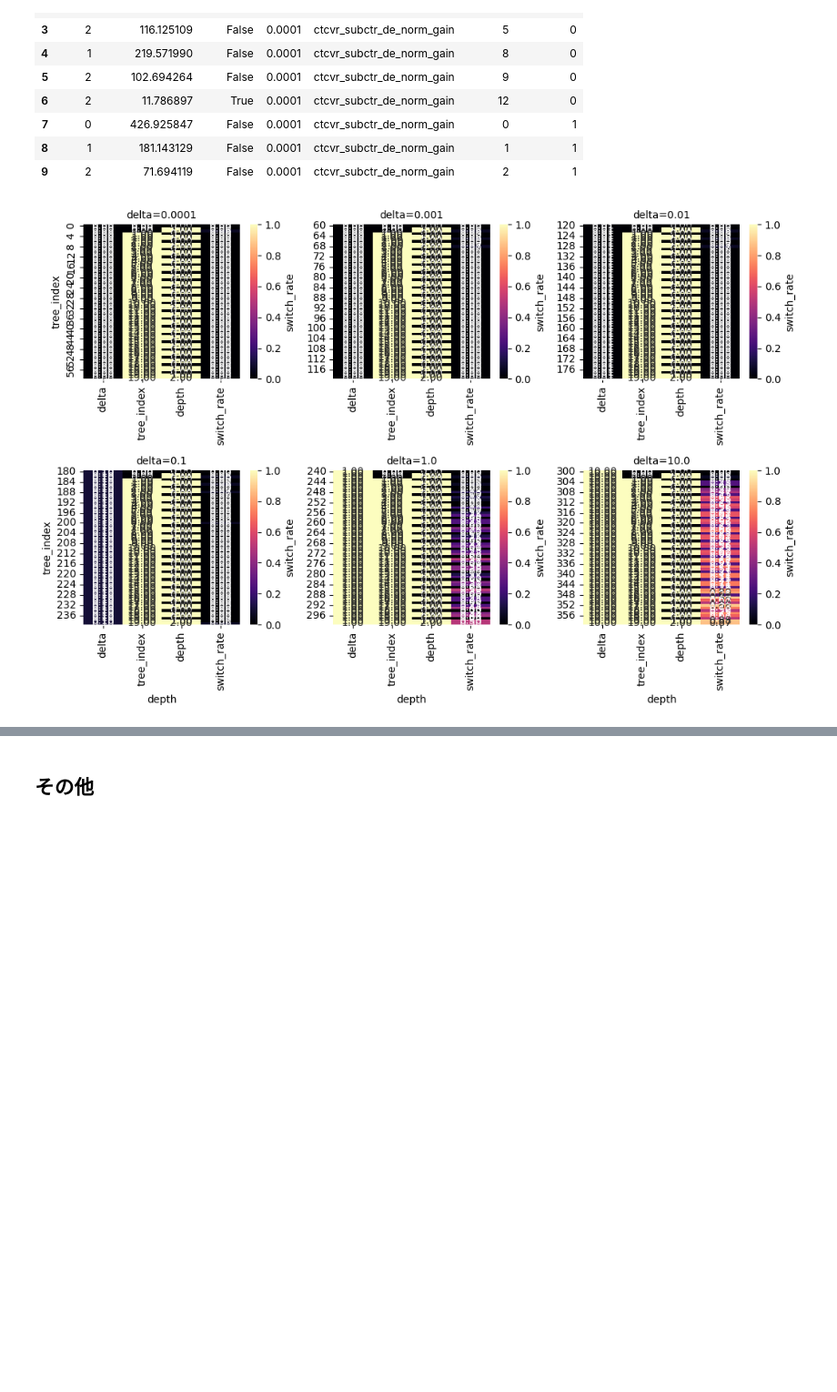
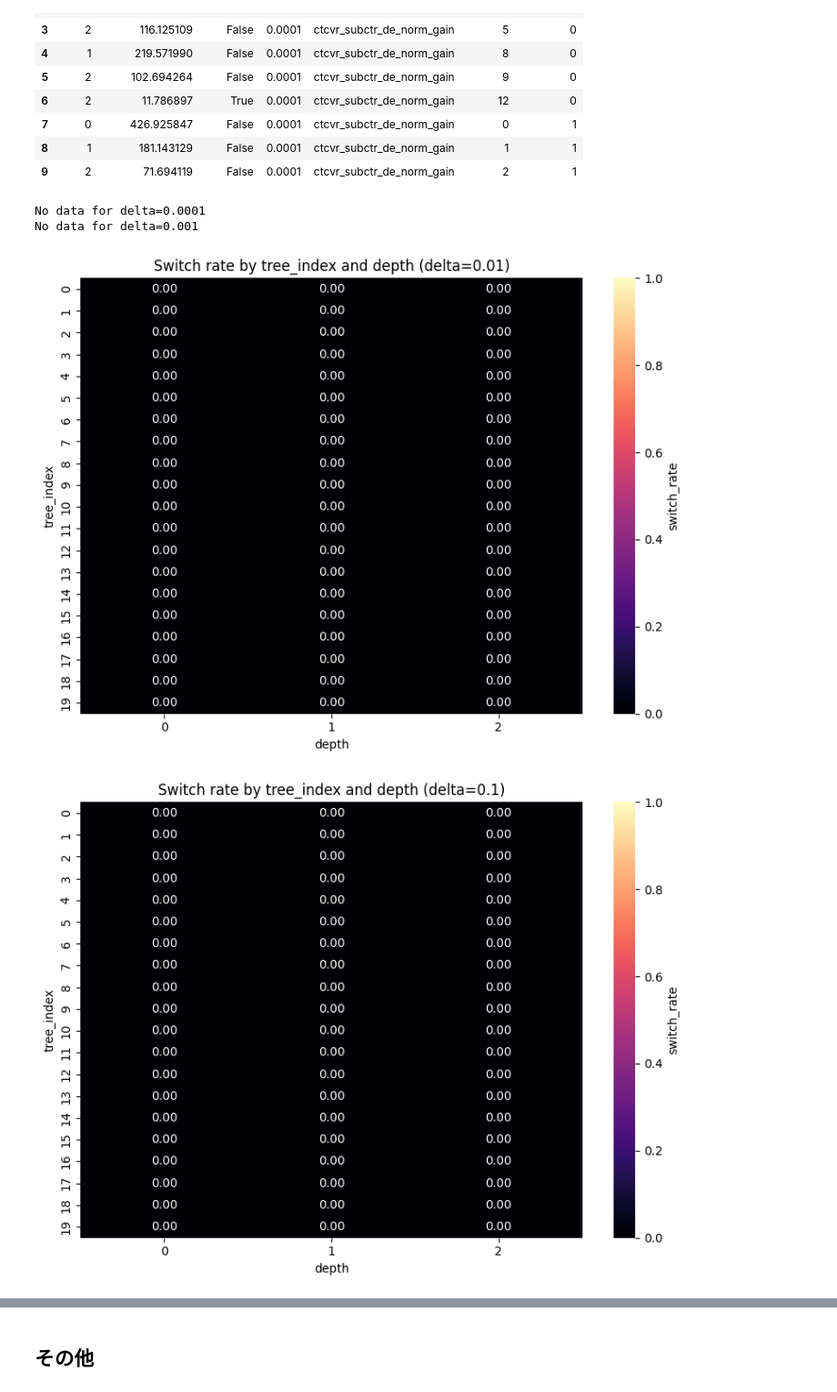
Before and after one commit to shobigrock/MT_AI_GBDT, a Jupyter notebook: notebooks/analysis/pre_analysis.ipynb, the cells around one changed output, grey strips where cells are left out. Shown at 91% size. Cells and saved outputs as stored; diff of their text form; code cells hidden in the pictures; blank space fills up the shorter version.

```diff
--- a/notebooks/analysis/pre_analysis.ipynb
+++ b/notebooks/analysis/pre_analysis.ipynb
@@ -658,39 +666,44 @@ combined_logs_df.head(10)
 # %%
 # switched rate (mean of `switched`) by depth and tree_index, faceted by delta
 if 'combined_logs_df' not in globals() or combined_logs_df.empty:
     print("No split logs available to plot.")
 else:
     import matplotlib.pyplot as plt
     import seaborn as sns
 
     df_sw = combined_logs_df.copy()
     df_sw['delta'] = pd.to_numeric(df_sw['delta'], errors='coerce')
     df_sw = df_sw.dropna(subset=['delta', 'depth', 'tree_index', 'switched'])
 
-    # choose a few deltas to facet; adjust as needed
+    # choose a few deltas to plot individually
     deltas_to_show = [0.0001, 0.001, 0.01, 0.1, 1.0, 10.0]
     df_sw = df_sw[df_sw['delta'].isin(deltas_to_show)]
 
     grouped = (
         df_sw.groupby(['delta', 'tree_index', 'depth'])['switched']
         .mean()
         .reset_index(name='switch_rate')
     )
 
-    g = sns.FacetGrid(grouped, col='delta', col_wrap=3, height=3.5, sharex=False, sharey=False)
-    g.map_dataframe(
-        sns.heatmap,
-        data=lambda data: data.pivot_table(index='tree_index', columns='depth', values='switch_rate'),
-        vmin=0,
-        vmax=1,
-        cmap='magma',
-        cbar_kws={'label': 'switch_rate'},
-        annot=True,
-        fmt=".2f"
-    )
-    g.set_titles("delta={col_name}")
-    g.set_axis_labels("depth", "tree_index")
-    plt.tight_layout()
-    plt.show()
+    # Plot each delta separately
+    for delta_val in deltas_to_show:
+        delta_data = grouped[grouped['delta'] == delta_val]
+        if delta_data.empty:
+            print(f"No data for delta={delta_val}")
+            continue
+
+        pivot = delta_data.pivot_table(index='tree_index', columns='depth', values='switch_rate')
+
+        plt.figure(figsize=(8, 6))
+        sns.heatmap(pivot, vmin=0, vmax=1, cmap='magma', annot=True, fmt='.2f',
+                    cbar_kws={'label': 'switch_rate'})
+        plt.title(f'Switch rate by tree_index and depth (delta={delta_val})')
+        plt.xlabel('depth')
+        plt.ylabel('tree_index')
+        plt.tight_layout()
+        plt.show()
 # %% [output]
+No data for delta=0.0001
+No data for delta=0.001
-[figure, old version]
+[figure, new version]
+[figure, added]
```
Also changed, not shown: parts of 11 cells of this notebook, 6 other files.
